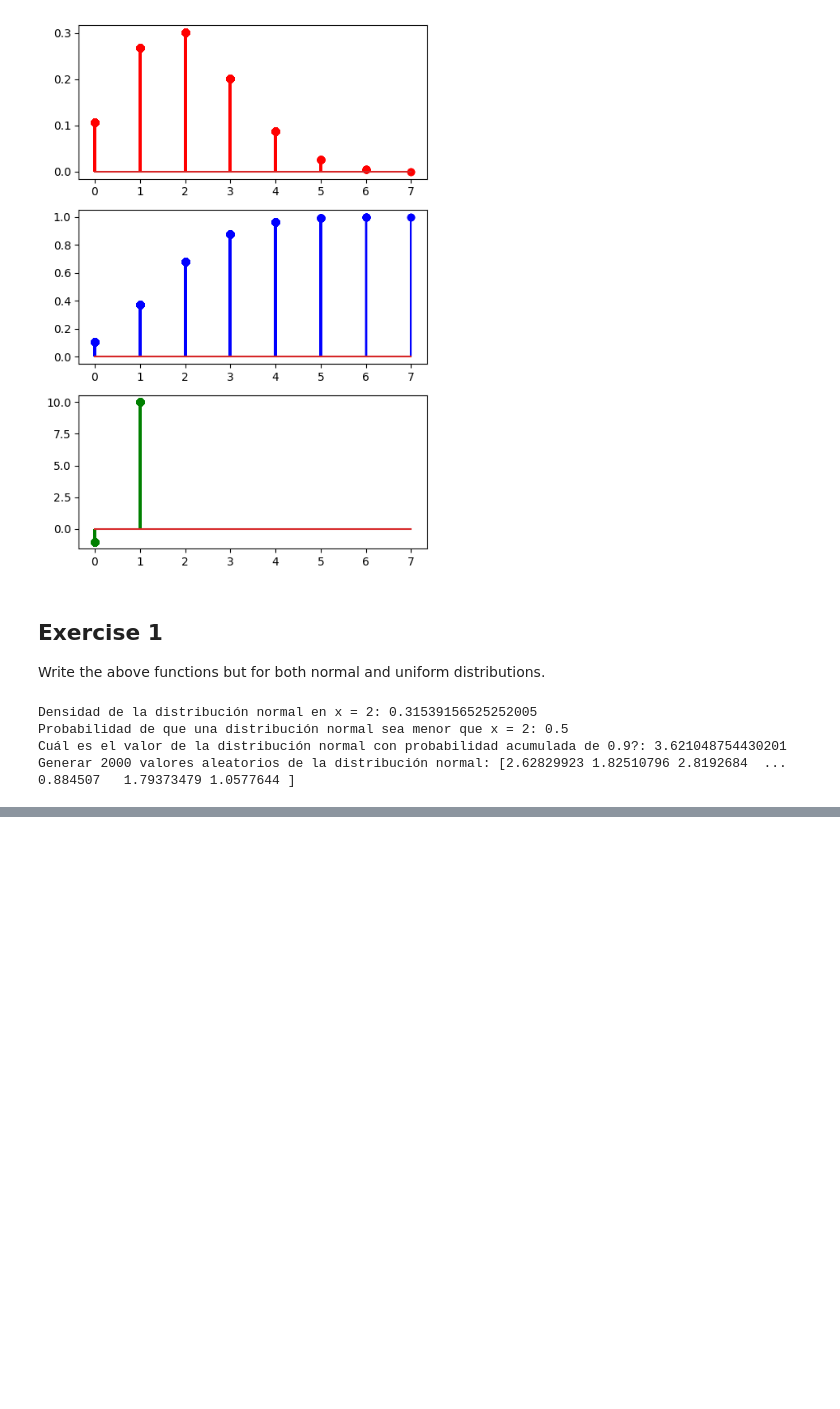
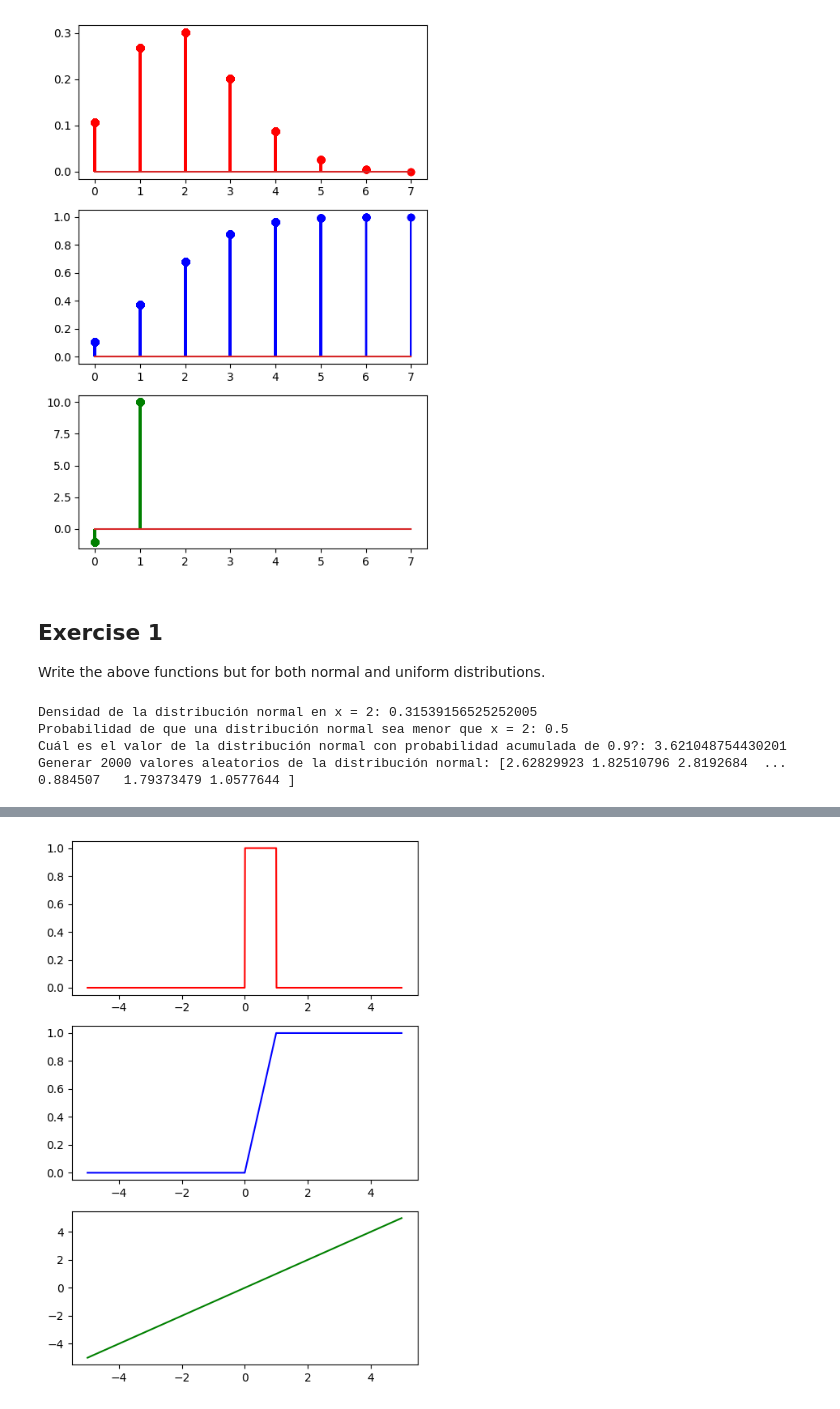
Before and after one commit to sebacent/probability-distribution-exercises-project-with-python, a Jupyter notebook: notebook/problems.ipynb, the cells around one changed output, grey strips where cells are left out. Cells and saved outputs as stored; diff of their text form; code cells hidden in the pictures; blank space fills up the shorter version.

```diff
--- a/notebook/problems.ipynb
+++ b/notebook/problems.ipynb
@@ -169,0 +193,54 @@ Generar 2000 valores aleatorios de la distribución normal: [2.62829923 1.825107
+# %%
+from scipy.stats import uniform
+
+np.random.seed(42)
+
+def dunif(x, low=0, high=1):
+    """
+    Calcula la densidad de la distribución uniforme en el punto dado.
+    """
+    return np.where((x >= low) & (x <= high), 1 / (high - low), 0)
+
+def punif(x, low=0, high=1):
+    """
+    Calcula la función de distribución acumulativa (CDF) de la distribución uniforme.
+    """
+    return np.where(x < low, 0, np.where(x <= high, (x - low) / (high - low), 1))
+
+def qunif(p, low=0, high=1):
+    """
+    Calcula la función cuantil (o inversa) de la distribución uniforme.
+    """
+    return low + p * (high - low)
+
+def runif(n, low=0, high=1):
+    """
+    Genera muestras aleatorias de la distribución uniforme.
+    """
+    return np.random.uniform(low, high, n)
+
+
+data = np.arange(-5, 5, 0.01)
+
+pmf = dunif(data)
+cdf = punif(data)
+ppf = qunif(data)
+
+fig, axis = plt.subplots(3, 1, figsize=(5, 7))
+
+# Gráfico de líneas para la densidad de probabilidad (pmf)
+axis[0].plot(data, pmf, "r-")
+
+# Gráfico de líneas para la función de distribución acumulativa (cdf)
+axis[1].plot(data, cdf, "b-")
+
+# Gráfico de líneas para la función cuantil (ppf)
+axis[2].plot(data, ppf, "g-")
+
+# Ajustar el diseño
+plt.tight_layout()
+
+# Mostrar el gráfico
+plt.show()
+# %% [output]
+[figure, added]
```
Also changed, not shown: parts of 2 cells of this notebook.
